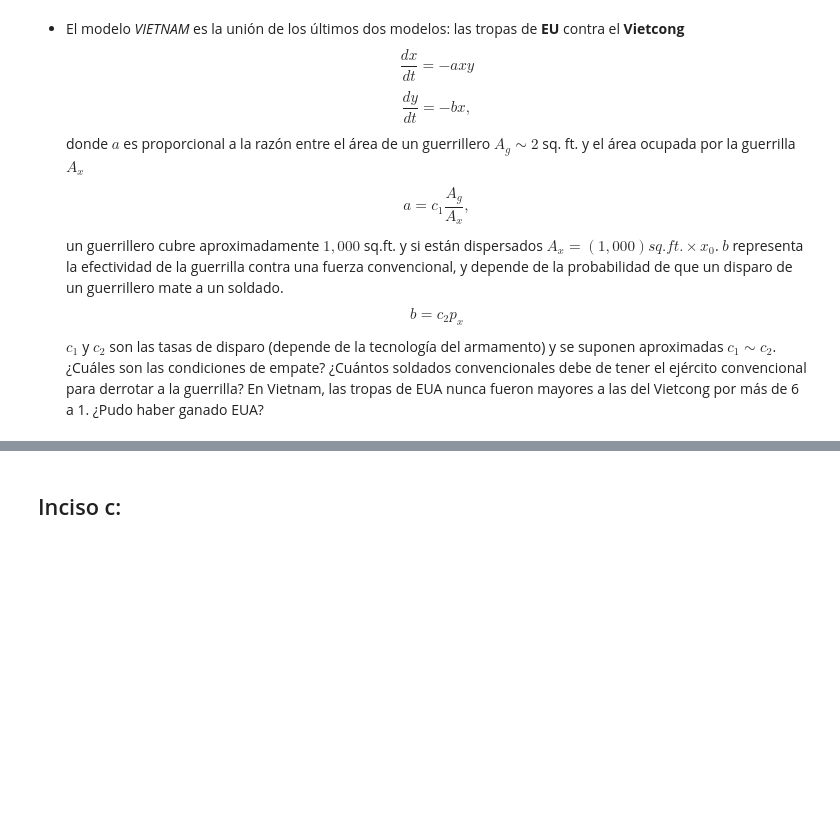
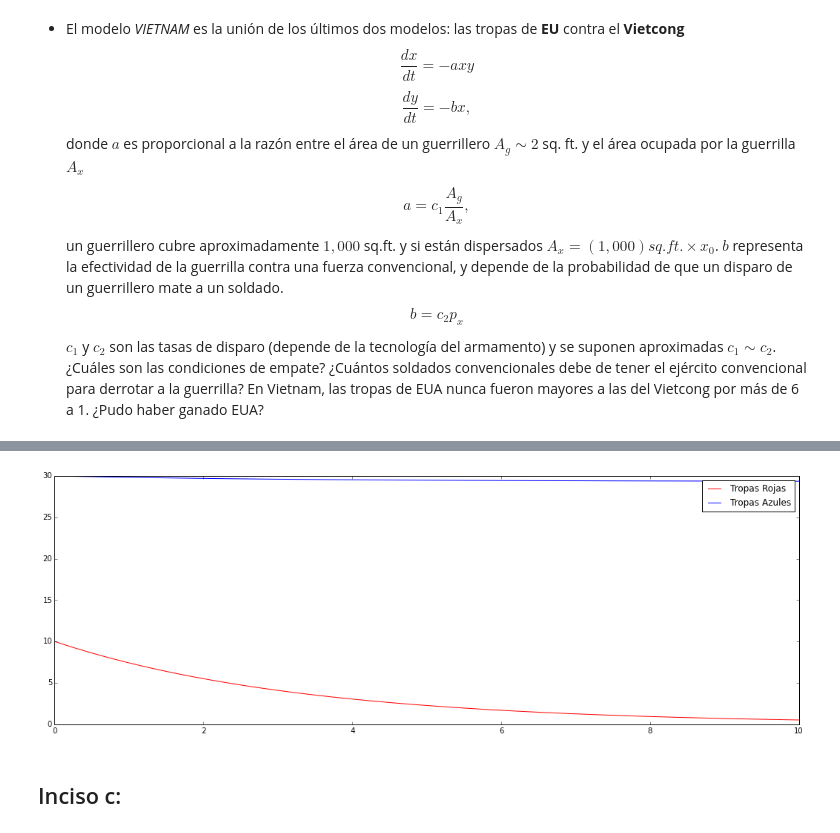
Before and after one commit to ElicHerrera/proyecto-mate-com, a Jupyter notebook: adelanto/esteban-Mario.ipynb, the cells around one changed output, grey strips where cells are left out. Drawn from its saved outputs; the diff is of its cells as text; code cells hidden in the pictures; blank space fills up the shorter version.

```diff
--- a/adelanto/esteban-Mario.ipynb
+++ b/adelanto/esteban-Mario.ipynb
@@ -237,3 +265,7 @@ guerraprueba2.plot()
+# %%
+guerraprueba2.plotjunto()
+# %% [output]
+[figure, added]
 # %% [markdown]
 ## Inciso c:
 # %% [markdown]
```
Also changed, not shown: parts of 7 cells of this notebook.
